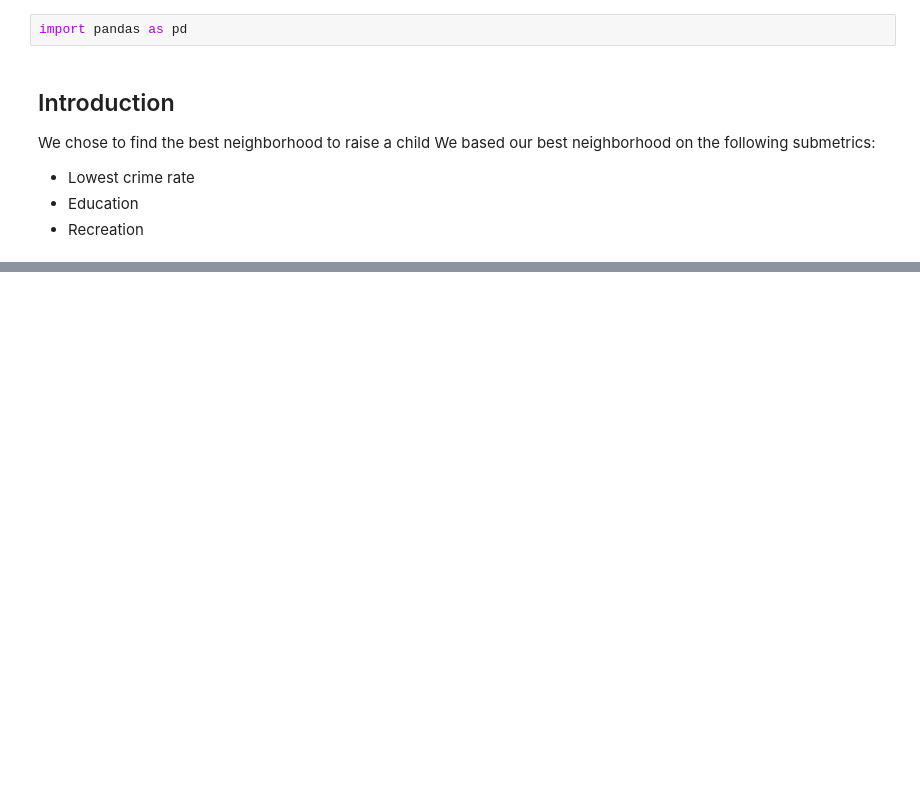
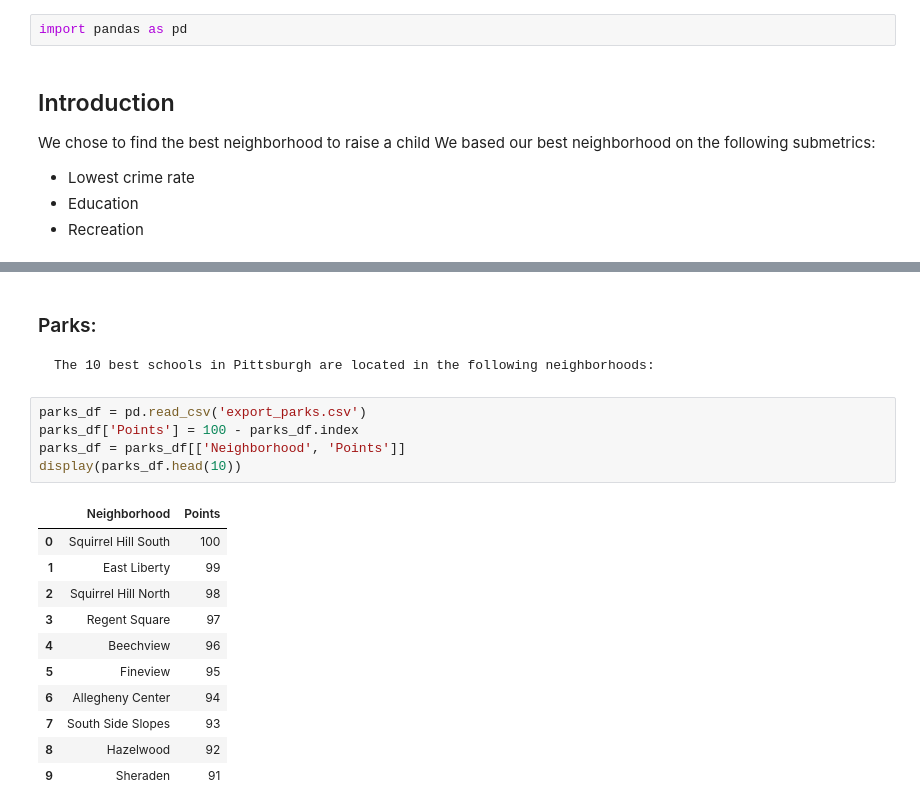
Before and after one commit to SalemZenati/BigIdeasFinalProject, a Jupyter notebook: Final_Project.ipynb, the cells around one changed output, grey strips where cells are left out. Saved outputs shown, nothing was run; the diff lists cells and outputs as text; blank space fills up the shorter version.

```diff
--- a/Final_Project.ipynb
+++ b/Final_Project.ipynb
@@ -58,0 +47,20 @@ parks_df.head()
+# %% [markdown]
+### Parks:
+    The 10 best schools in Pittsburgh are located in the following neighborhoods:
+# %%
+parks_df = pd.read_csv('export_parks.csv')
+parks_df['Points'] = 100 - parks_df.index
+parks_df = parks_df[['Neighborhood', 'Points']]
+display(parks_df.head(10))
+# %% [output]
+|  | Neighborhood | Points |
+| 0 | Squirrel Hill South | 100 |
+| 1 | East Liberty | 99 |
+| 2 | Squirrel Hill North | 98 |
+| 3 | Regent Square | 97 |
+| 4 | Beechview | 96 |
+| 5 | Fineview | 95 |
+| 6 | Allegheny Center | 94 |
+| 7 | South Side Slopes | 93 |
+| 8 | Hazelwood | 92 |
+| 9 | Sheraden | 91 |
```
Also changed, not shown: parts of 8 cells of this notebook.
